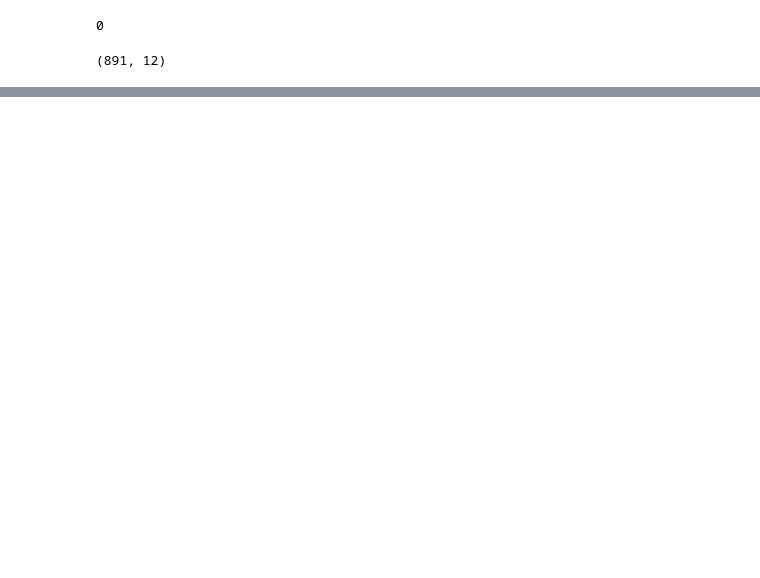
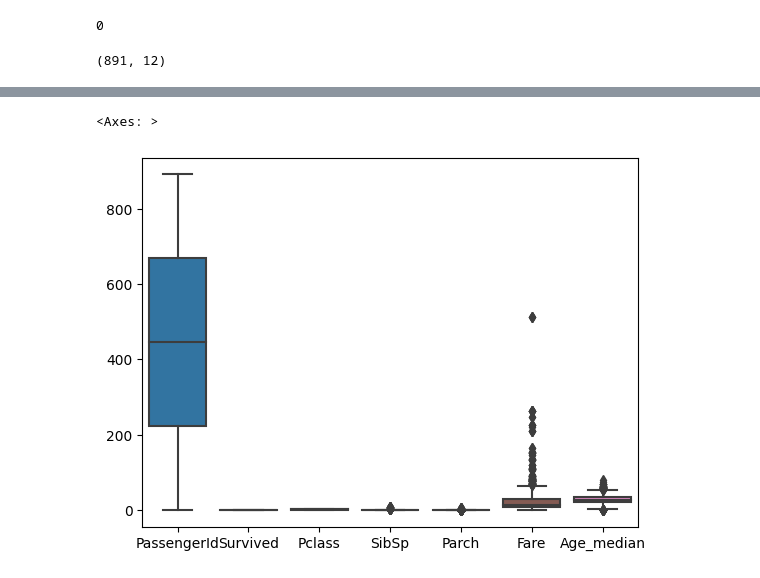
Before and after one commit to wrickguha/Kaggle_Notebooks, a Jupyter notebook: titanic-model.ipynb, the cells around one changed output, grey strips where cells are left out. Cells and saved outputs as stored; diff of their text form; code cells hidden in the pictures; blank space fills up the shorter version.

```diff
--- a/titanic-model.ipynb
+++ b/titanic-model.ipynb
@@ -104,0 +306,2 @@ df_train.head(2)
+# %%
+df_train.drop(columns=['Age','Cabin','Embarked','Age_mean'],inplace=True)
@@ -104,0 +330,2 @@ df_train.head(2)
+# %%
+df_train['Title'] = df_train['Name'].str.extract(' ([A-Za-z]+)\.',expand=False)
@@ -104,0 +344,4 @@ df_train.head(2)
+# %%
+df_train['Title'] = df_train['Title'].replace({'Mlle':'Miss','Ms':'Miss','Mme':'Mrs'})
+# %%
+df_train.drop(columns=['Name'],inplace=True)
@@ -104,0 +364,5 @@ df_train.head(2)
+# %%
+sns.boxplot(df_train)
+# %% [output]
+<Axes: >
+[figure, added]
```
Also changed, not shown: parts of 33 cells of this notebook.
